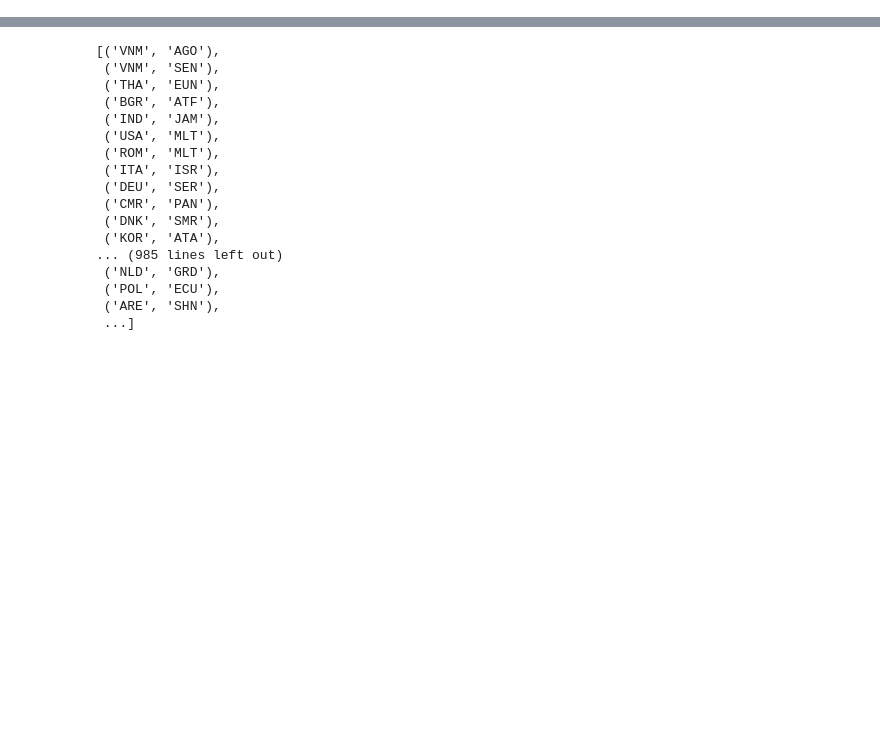
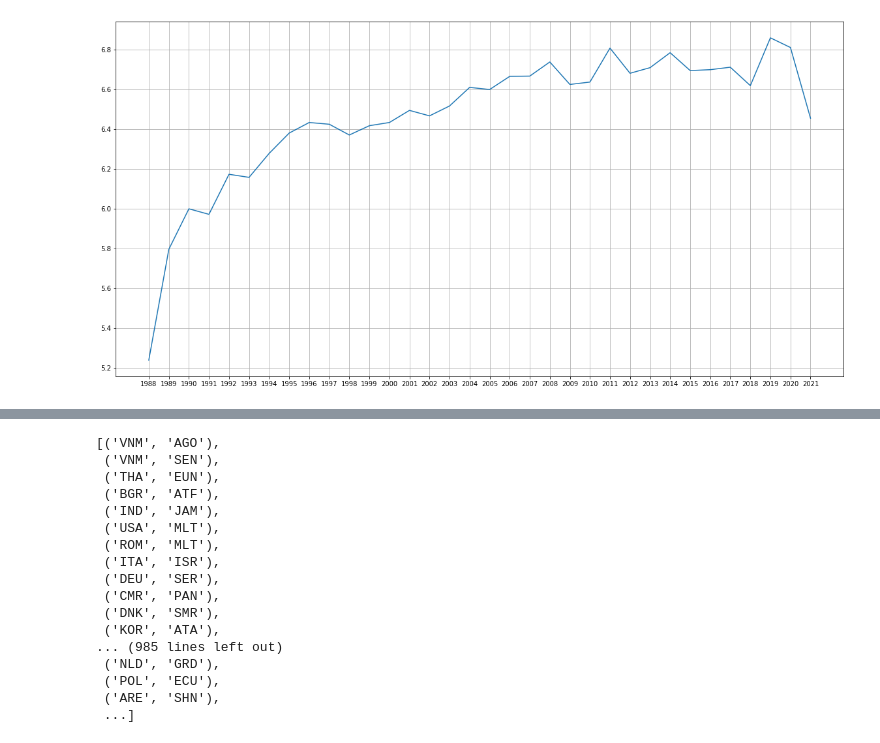
Before and after one commit to ImagineDogs/Crises_Economicas_Redes_Complexas, a Jupyter notebook: Projeto.ipynb, the cells around one changed output, grey strips where cells are left out. Drawn from its saved outputs; the diff is of its cells as text; code cells hidden in the pictures; blank space fills up the shorter version.

```diff
--- a/Projeto.ipynb
+++ b/Projeto.ipynb
@@ -97,0 +165,8 @@ entropia do grau, média do eigenvector centrality, modularidade etc.
+# %%
+plt.figure(figsize=(20,10))
+plt.xticks(df['Year'].unique())
+plt.grid(True)
+plt.plot(result['Entropia'])
+plt.show()
+# %% [output]
+[figure, added]
```
Also changed, not shown: parts of 27 cells of this notebook, 1 other file.
